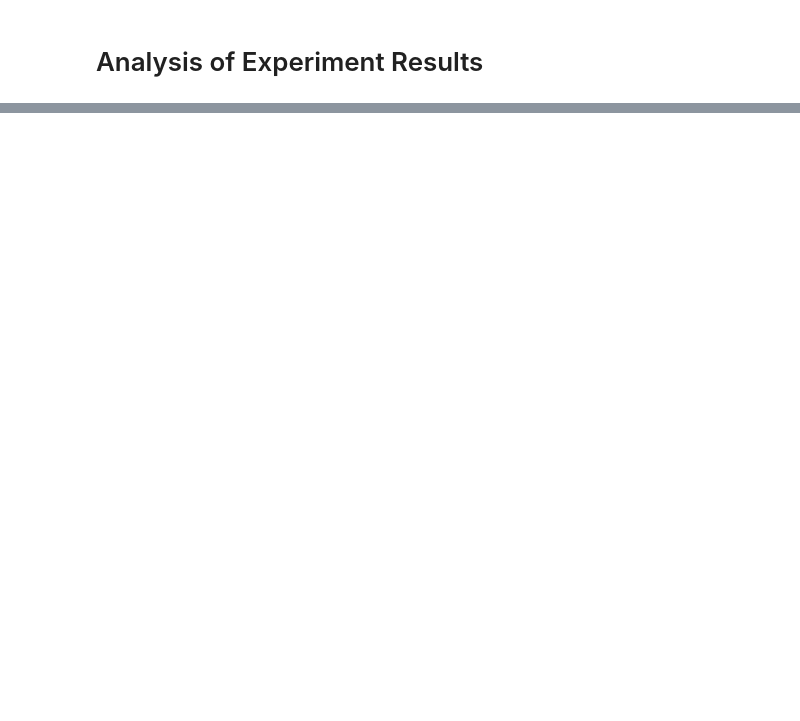
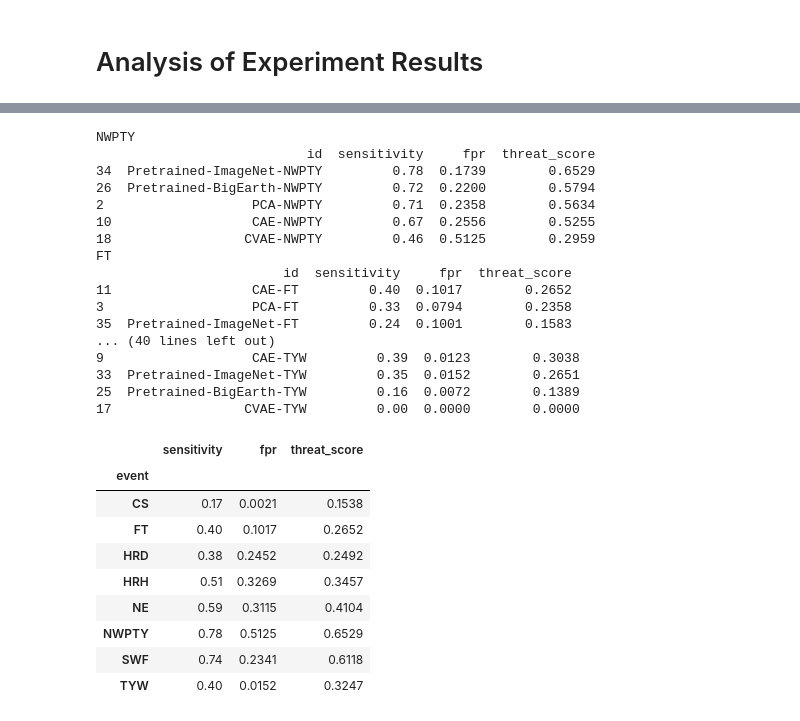
Before and after one commit to tingsyo/course_2021Q1_ML_for_Atmospheric_Sciences, a Jupyter notebook: notebook/11_Analysis_of_experiement_results.ipynb, the cells around one changed output, grey strips where cells are left out. Drawn from its saved outputs; the diff is of its cells as text; code cells hidden in the pictures; blank space fills up the shorter version.

```diff
--- a/notebook/11_Analysis_of_experiement_results.ipynb
+++ b/notebook/11_Analysis_of_experiement_results.ipynb
@@ -47,4 +48,55 @@ Index(['id', 'true_positive', 'false_positive', 'false_negative',
 0
+# %%
+# Meta Analysis
+# Plot
+def analyze_metrics(metrics):
+    # Separate feature and event
+    ids = metrics['id']
+    fvs = [i.split('-')[0] for i in ids]
+    evs = [i.split('-')[-1] for i in ids]
+    metrics['feature'] = fvs
+    metrics['event'] = evs
+    # Compare events in total
+    subset = metrics.loc[:,['event','sensitivity','fpr','threat_score']]
+    results = subset.groupby(by='event').max()
+    # Loop through events
+    events = list(set(evs))
+    for e in events:
+        print(e)
+        tmp = metrics.loc[metrics['event']==e,
+                          ['id','sensitivity','fpr','threat_score']].sort_values('sensitivity', ascending=False)
+        print(tmp)
+    return(results)
+
+analyze_metrics(res)
+# %% [output]
+NWPTY
+                           id  sensitivity     fpr  threat_score
+34  Pretrained-ImageNet-NWPTY         0.78  0.1739        0.6529
+26  Pretrained-BigEarth-NWPTY         0.72  0.2200        0.5794
+2                   PCA-NWPTY         0.71  0.2358        0.5634
+10                  CAE-NWPTY         0.67  0.2556        0.5255
+18                 CVAE-NWPTY         0.46  0.5125        0.2959
+FT
+                        id  sensitivity     fpr  threat_score
+11                  CAE-FT         0.40  0.1017        0.2652
+3                   PCA-FT         0.33  0.0794        0.2358
+35  Pretrained-ImageNet-FT         0.24  0.1001        0.1583
+... (40 lines left out)
+9                   CAE-TYW         0.39  0.0123        0.3038
+33  Pretrained-ImageNet-TYW         0.35  0.0152        0.2651
+25  Pretrained-BigEarth-TYW         0.16  0.0072        0.1389
+17                 CVAE-TYW         0.00  0.0000        0.0000
+|  | sensitivity | fpr | threat_score |
+| event |  |  |  |
+| CS | 0.17 | 0.0021 | 0.1538 |
+| FT | 0.40 | 0.1017 | 0.2652 |
+| HRD | 0.38 | 0.2452 | 0.2492 |
+| HRH | 0.51 | 0.3269 | 0.3457 |
+| NE | 0.59 | 0.3115 | 0.4104 |
+| NWPTY | 0.78 | 0.5125 | 0.6529 |
+| SWF | 0.74 | 0.2341 | 0.6118 |
+| TYW | 0.40 | 0.0152 | 0.3247 |
 # %%
 res2 = pd.read_csv('../workspace/exp_results_no_balanced.csv')
 plot_roc_curve(res2)
```
Also changed, not shown: parts of 5 cells of this notebook, 2 other files.
